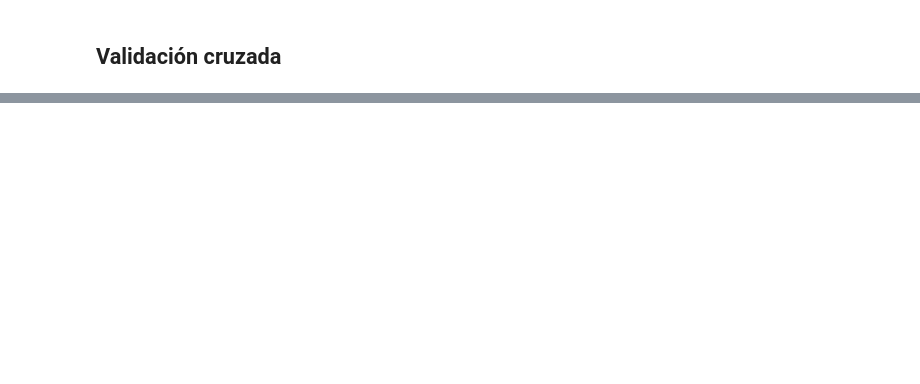
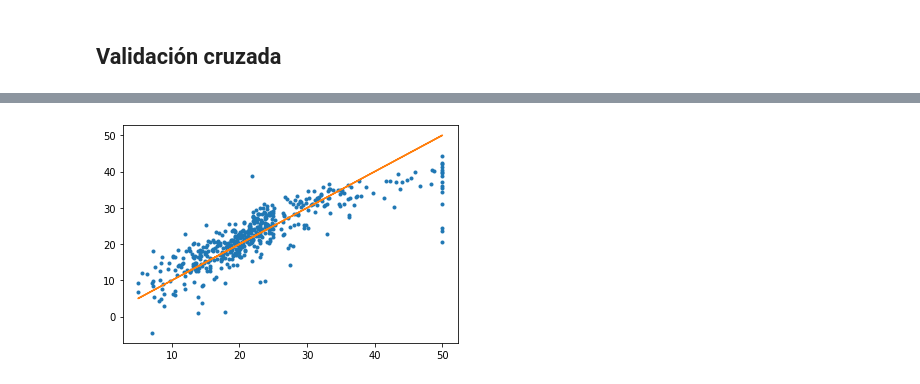
Before and after one commit to miguelgarglez/Trabajo-Fin-de-Grado, a Jupyter notebook: src/linear_reg/linear_reg.ipynb, the cells around one changed output, grey strips where cells are left out. Cells and saved outputs as stored; diff of their text form; code cells hidden in the pictures; blank space fills up the shorter version.

```diff
--- a/src/linear_reg/linear_reg.ipynb
+++ b/src/linear_reg/linear_reg.ipynb
@@ -226,0 +284,2 @@ _ = plt.plot(y, yp, '.', y, y, '-')
+# %%
+yp = cross_val_predict(grid_search.best_estimator_, X, y, cv=kfold)
@@ -226,0 +298,6 @@ _ = plt.plot(y, yp, '.', y, y, '-')
+# %%
+import matplotlib.pyplot as plt
+
+_ = plt.plot(y, yp, '.', y, y, '-')
+# %% [output]
+[figure, added]
```
Also changed, not shown: parts of 11 cells of this notebook.
